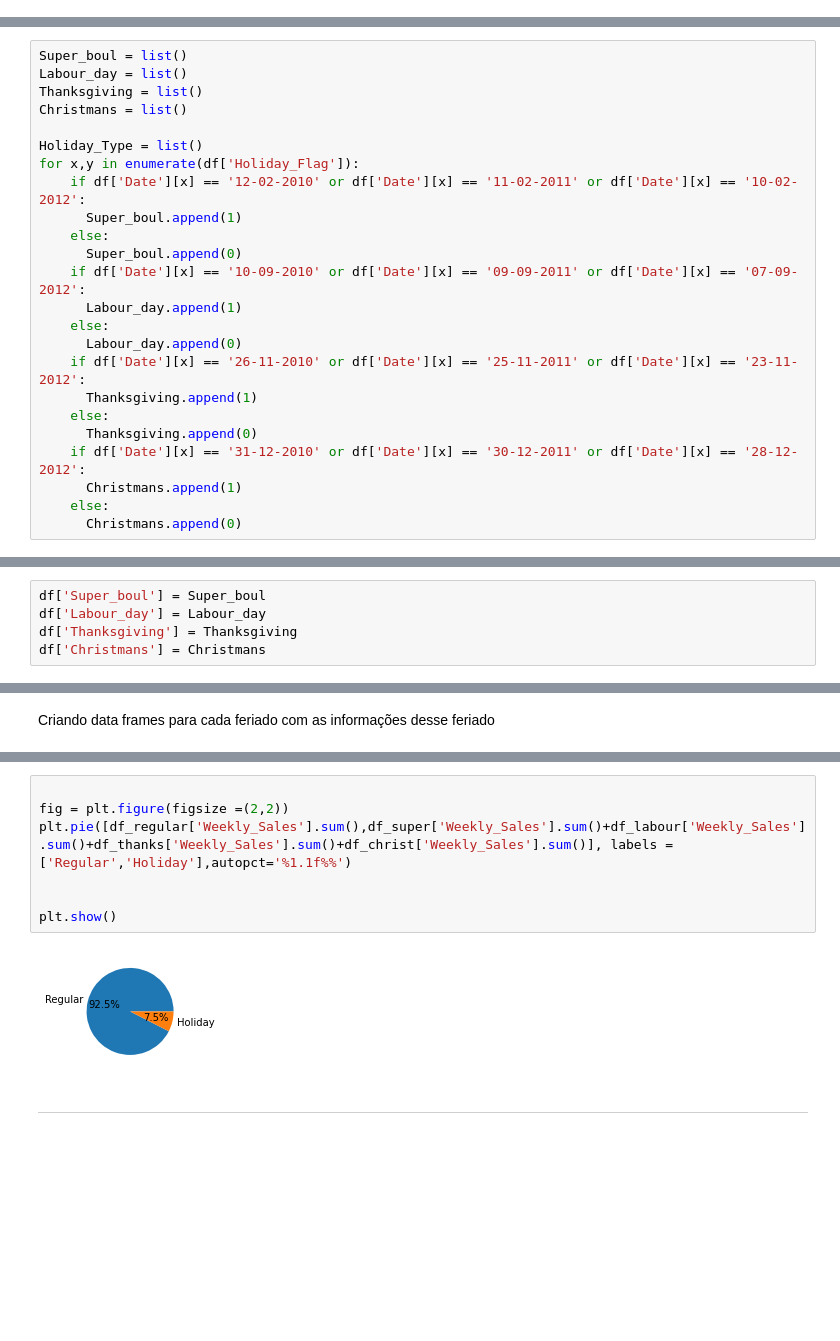
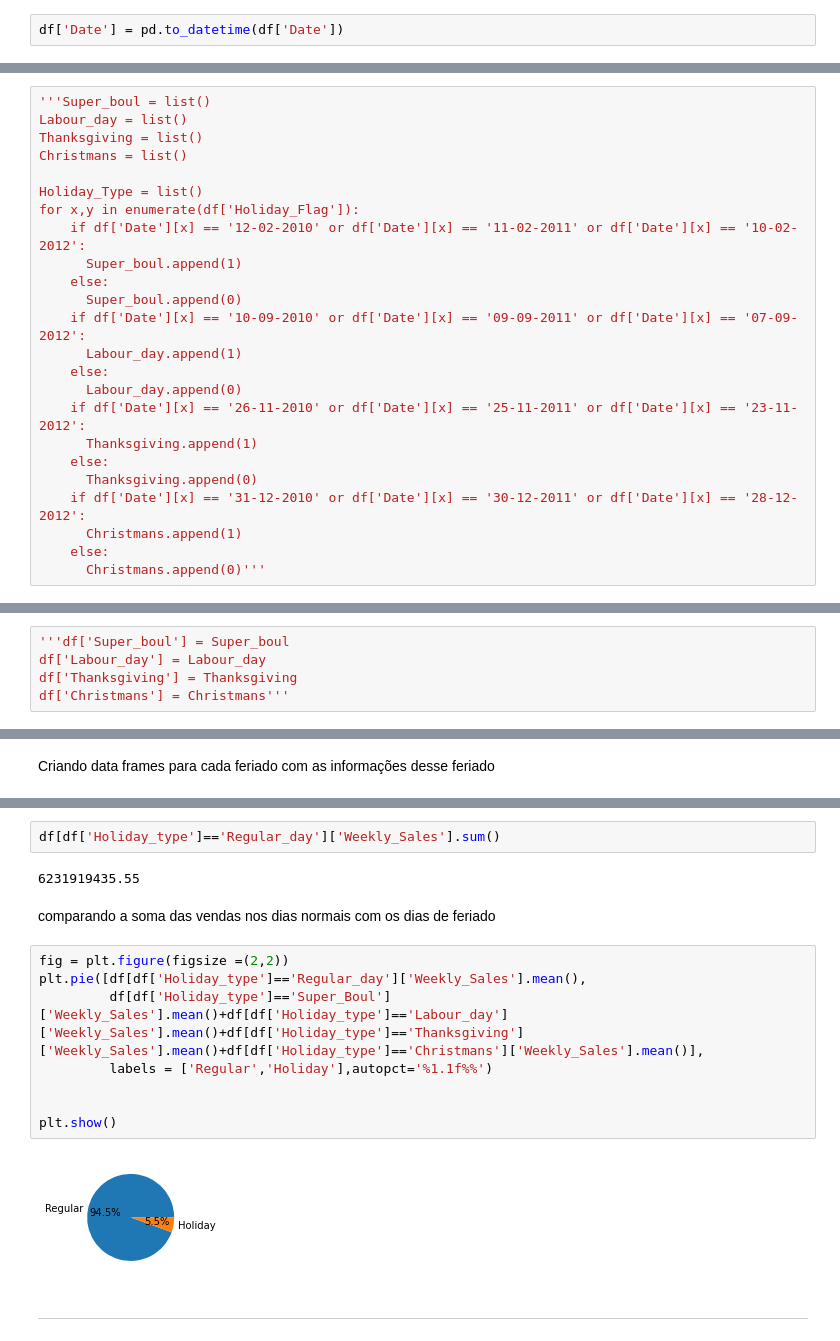
Before and after one commit to GingerLeh/deliverable-2, a Jupyter notebook: deliverable2_003.ipynb, the cells around one changed output, grey strips where cells are left out. Drawn from its saved outputs; the diff is of its cells as text; blank space fills up the shorter version.

```diff
--- a/deliverable2_003.ipynb
+++ b/deliverable2_003.ipynb
@@ -96,6 +92,8 @@ Criando a coluna ***Holiday_Type***
 len(Holiday_Type)
 # %% [output]
 6435
+# %%
+df['Date'] = pd.to_datetime(df['Date'])
 # %%
 df['Holiday_type'] = Holiday_Type
 # %%
@@ -121,7 +119,7 @@ Arrumar o codigo para ficar menor e mais eficiente
 
 FIzemos um retrabalho aqui!!!!!!
 # %%
-Super_boul = list()
+'''Super_boul = list()
 Labour_day = list()
 Thanksgiving = list()
 Christmans = list()
@@ -143,4 +141,4 @@ for x,y in enumerate(df['Holiday_Flag']):
     if df['Date'][x] == '31-12-2010' or df['Date'][x] == '30-12-2011' or df['Date'][x] == '28-12-2012':
       Christmans.append(1)
     else:
-      Christmans.append(0)
+      Christmans.append(0)'''
@@ -174,5 +174,5 @@ len(Super_boul),len(Labour_day),len(Thanksgiving),len(Christmans)
 # %%
-df['Super_boul'] = Super_boul
+'''df['Super_boul'] = Super_boul
 df['Labour_day'] = Labour_day
 df['Thanksgiving'] = Thanksgiving
-df['Christmans'] = Christmans
+df['Christmans'] = Christmans'''
@@ -359,11 +495,18 @@ df_super['Weekly_Sales'].sum()+df_labour['Weekly_Sales'].sum()+df_thanks['Weekly
+# %%
+df[df['Holiday_type']=='Regular_day']['Weekly_Sales'].sum()
+# %% [output]
+6231919435.55
+# %% [markdown]
+comparando a soma das vendas nos dias normais com os dias de feriado
 # %%
-
 fig = plt.figure(figsize =(2,2))
-plt.pie([df_regular['Weekly_Sales'].sum(),df_super['Weekly_Sales'].sum()+df_labour['Weekly_Sales'].sum()+df_thanks['Weekly_Sales'].sum()+df_christ['Weekly_Sales'].sum()], labels = ['Regular','Holiday'],autopct='%1.1f%%')
+plt.pie([df[df['Holiday_type']=='Regular_day']['Weekly_Sales'].mean(),
+         df[df['Holiday_type']=='Super_Boul']['Weekly_Sales'].mean()+df[df['Holiday_type']=='Labour_day']['Weekly_Sales'].mean()+df[df['Holiday_type']=='Thanksgiving']['Weekly_Sales'].mean()+df[df['Holiday_type']=='Christmans']['Weekly_Sales'].mean()],
+         labels = ['Regular','Holiday'],autopct='%1.1f%%')
 
 
 plt.show()
 # %% [output]
-[figure, old version]
+[figure, new version]
 # %% [markdown]
 ---
```
Also changed, not shown: parts of 61 cells of this notebook.
